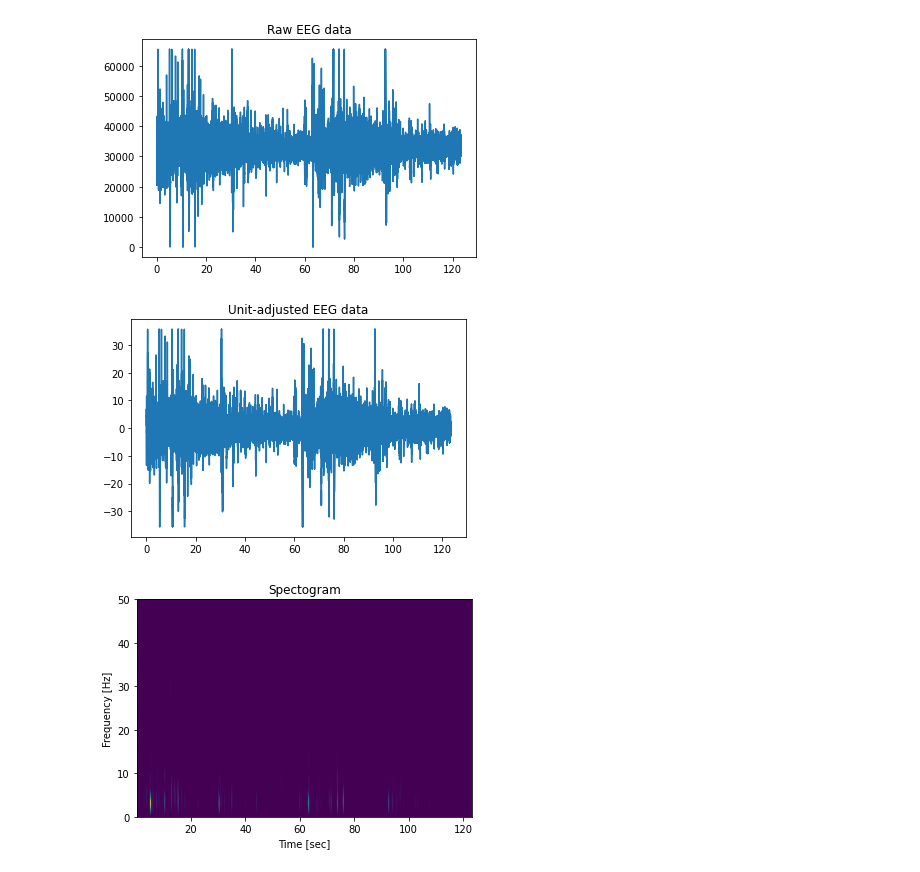
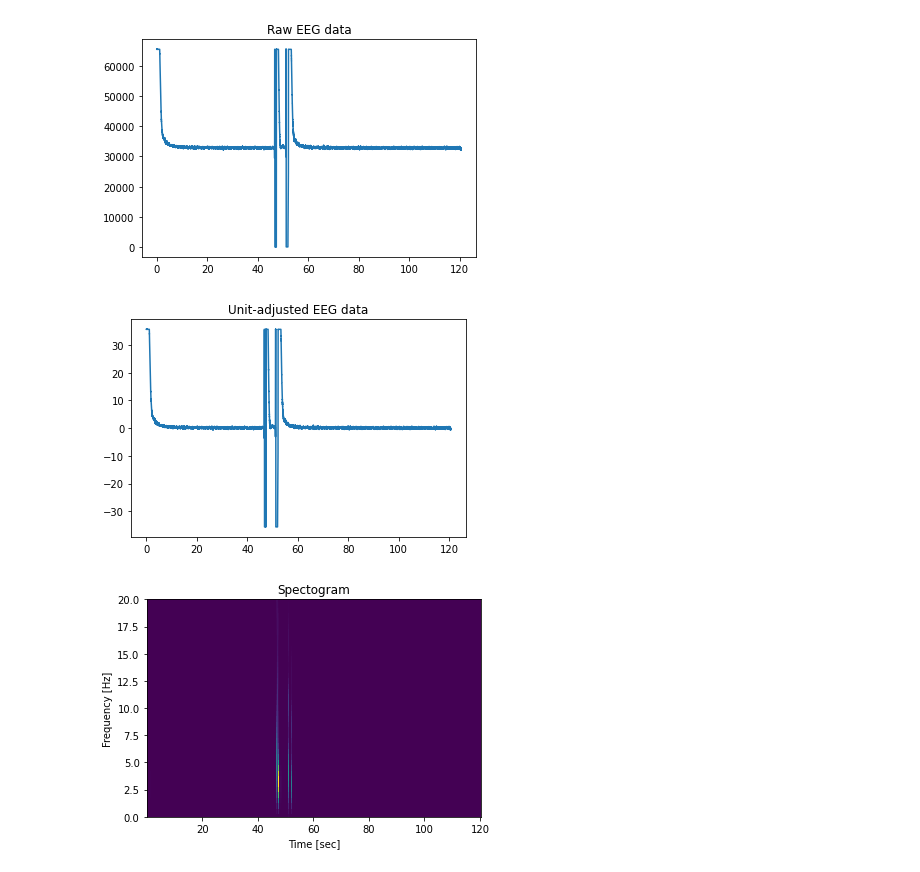
Before and after one commit to Ubiquitous-EEG-IQP/jupyter-notebooks, a Jupyter notebook: alpha_extraction.ipynb, the cells around one changed output. Saved outputs shown, nothing was run; the diff lists cells and outputs as text; code cells hidden in the pictures.

Commit message:
got dsi data loading in, alpha kind of visible but not really

```diff
--- a/alpha_extraction.ipynb
+++ b/alpha_extraction.ipynb
@@ -12,5 +9,5 @@ import matplotlib.pyplot as plt
 # %%
-filename = "eyesopeneyesclosed_jack_11-15-21.txt"
+filename = "data/eyesopeneyesclose_leftear_nathan_11-22-21.txt"
 
 # Set these based on the header json object in the .txt file
 sampling_rate = 1000
@@ -20,35 +17,35 @@ eeg_column = 2
 
 data = loadtxt(filename)
 time = bsnb.generate_time(data, sampling_rate)
 
 eeg_data = data[:,eeg_column]
 
 #print(eeg_data)
 
 #signal_uv = (((array(eeg_data) / 2**resolution) - 0.5) * 3e6) / 40000
 
 signal_uv = bsnb.raw_to_phy("EEG", "biosignalsplux", eeg_data, resolution, "uV")
 time_uv = bsnb.generate_time(signal_uv, sampling_rate)
 
 plt.title("Raw EEG data")
 plt.plot(time, eeg_data)
 plt.show()
 
 plt.title("Unit-adjusted EEG data")
 plt.plot(time_uv, signal_uv)
 plt.show()
 
 
 f, t, Sxx = spectrogram(signal_uv, fs = sampling_rate, nfft = 2000)
 
 plt.title("Spectogram")
-plt.pcolormesh(t, f, Sxx, shading='gouraud')
-plt.ylim([0, 50])
+plt.pcolormesh(t, f, Sxx)
+plt.ylim([0, 20])
 plt.ylabel('Frequency [Hz]')
 plt.xlabel('Time [sec]')
 plt.show()
 #print(data)
 # %% [output]
-[figure, old version]
+[figure, new version]
-[figure, old version]
+[figure, new version]
-[figure, old version]
+[figure, new version]
```
Also changed, not shown: parts of 1 cell of this notebook, 6 other files.
